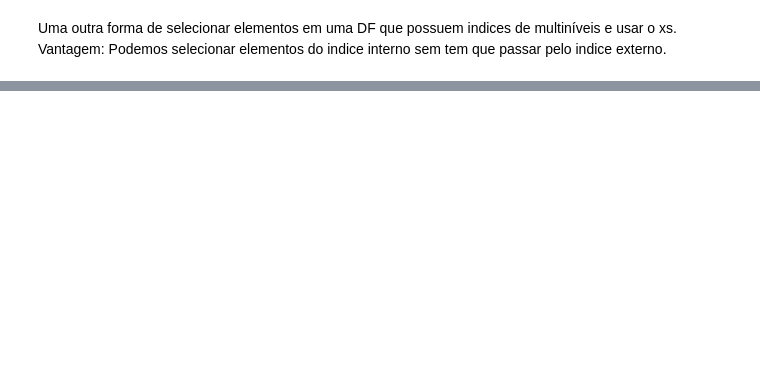
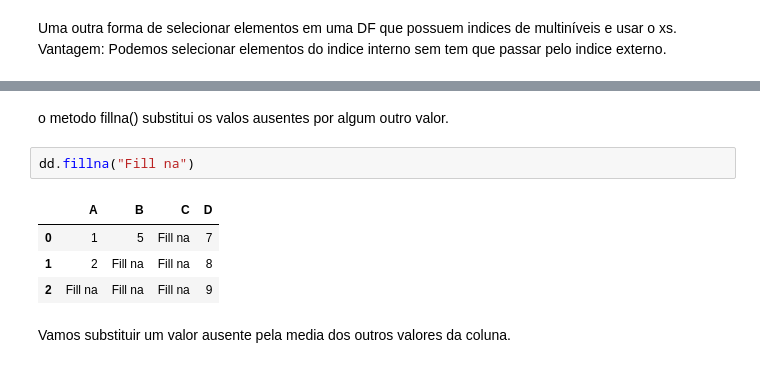
Before and after one commit to developerdiniz/Python-for-Data-Science, a Jupyter notebook: Pandas/Pandas.ipynb, the cells around one changed output, grey strips where cells are left out. Cells and saved outputs as stored; diff of their text form; blank space fills up the shorter version.

```diff
--- a/Pandas/Pandas.ipynb
+++ b/Pandas/Pandas.ipynb
@@ -302,0 +327,11 @@ dfs.xs(1,level="Numero")
+# %% [markdown]
+o metodo fillna() substitui os valos ausentes por algum outro valor.
+# %%
+dd.fillna("Fill na")
+# %% [output]
+|  | A | B | C | D |
+| 0 | 1 | 5 | Fill na | 7 |
+| 1 | 2 | Fill na | Fill na | 8 |
+| 2 | Fill na | Fill na | Fill na | 9 |
+# %% [markdown]
+Vamos substituir um valor ausente pela media dos outros valores da coluna.
```
Also changed, not shown: parts of 25 cells of this notebook.
